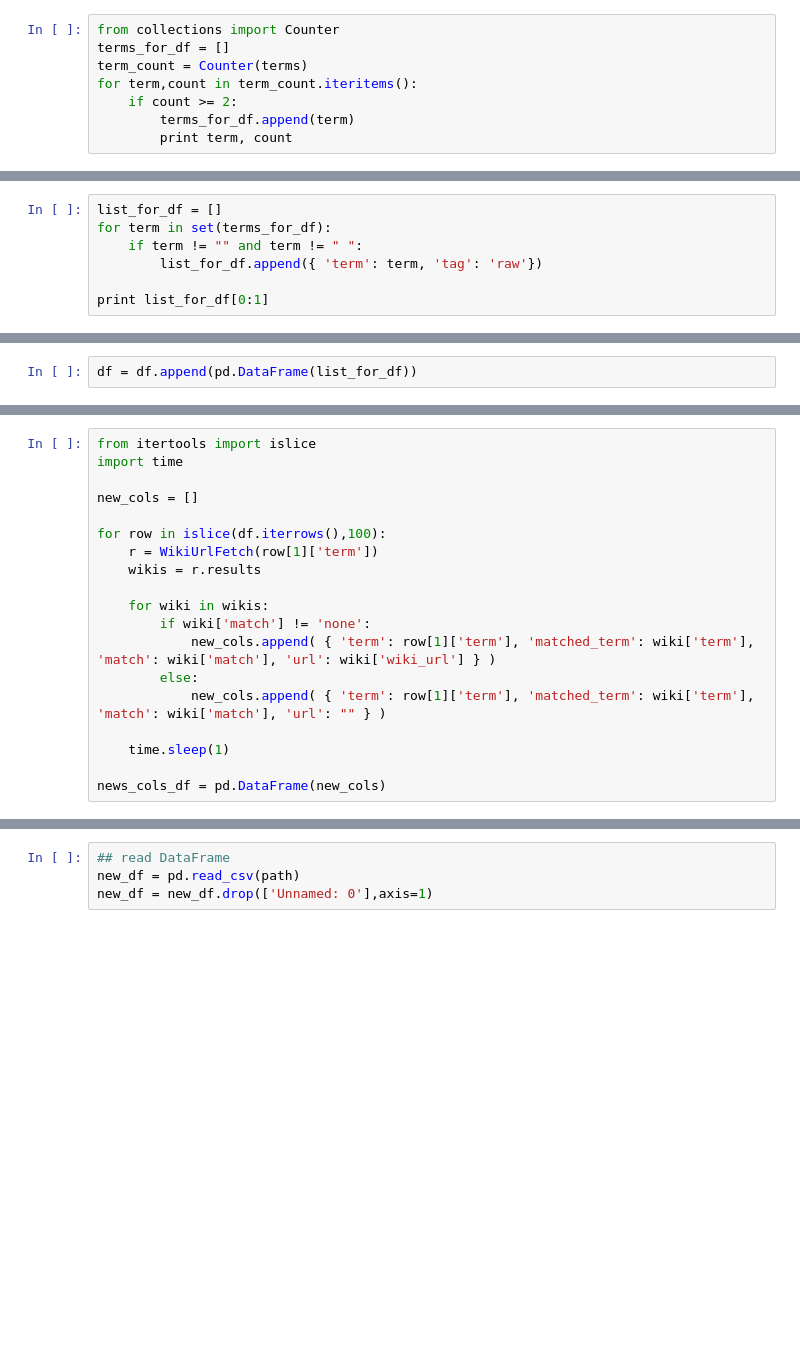
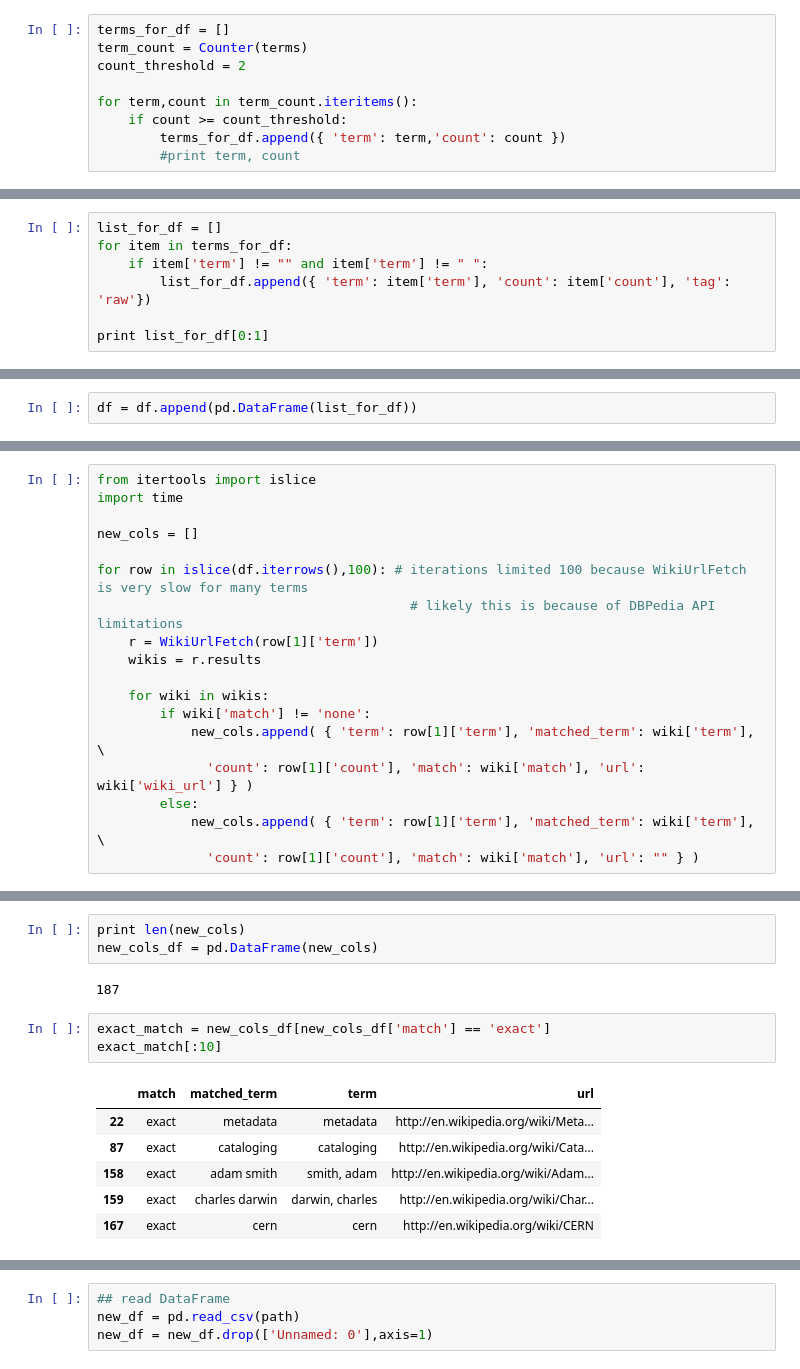
Before and after one commit to AJRenold/doctorbook, a Jupyter notebook: notebooks/DocBookParse.ipynb, the cells around one changed output, grey strips where cells are left out. Cells and saved outputs as stored; diff of their text form; blank space fills up the shorter version.

```diff
--- a/notebooks/DocBookParse.ipynb
+++ b/notebooks/DocBookParse.ipynb
@@ -209,8 +89,9 @@ print terms
 # %%
-from collections import Counter
 terms_for_df = []
 term_count = Counter(terms)
+count_threshold = 2
+
 for term,count in term_count.iteritems():
-    if count >= 2:
-        terms_for_df.append(term)
-        print term, count
+    if count >= count_threshold:
+        terms_for_df.append({ 'term': term,'count': count })
+        #print term, count
@@ -244,8 +108,8 @@ dtypes: object(2)
 # %%
 list_for_df = []
-for term in set(terms_for_df):
-    if term != "" and term != " ":
-        list_for_df.append({ 'term': term, 'tag': 'raw'})
+for item in terms_for_df:
+    if item['term'] != "" and item['term'] != " ":
+        list_for_df.append({ 'term': item['term'], 'count': item['count'], 'tag': 'raw'})
 
 print list_for_df[0:1]
 # %% [output]
@@ -289,16 +168,15 @@ import time
 
 new_cols = []
 
-for row in islice(df.iterrows(),100):
+for row in islice(df.iterrows(),100): # iterations limited 100 because WikiUrlFetch is very slow for many terms
+                                        # likely this is because of DBPedia API limitations
     r = WikiUrlFetch(row[1]['term'])
     wikis = r.results
 
     for wiki in wikis:
         if wiki['match'] != 'none':
-            new_cols.append( { 'term': row[1]['term'], 'matched_term': wiki['term'], 'match': wiki['match'], 'url': wiki['wiki_url'] } )
+            new_cols.append( { 'term': row[1]['term'], 'matched_term': wiki['term'], \
+              'count': row[1]['count'], 'match': wiki['match'], 'url': wiki['wiki_url'] } )
         else:
-            new_cols.append( { 'term': row[1]['term'], 'matched_term': wiki['term'], 'match': wiki['match'], 'url': "" } )
-
-    time.sleep(1)
-
-news_cols_df = pd.DataFrame(new_cols)
+            new_cols.append( { 'term': row[1]['term'], 'matched_term': wiki['term'], \
+              'count': row[1]['count'], 'match': wiki['match'], 'url': "" } )
@@ -324,0 +183,15 @@ news_cols_df[200:]
+# %%
+print len(new_cols)
+new_cols_df = pd.DataFrame(new_cols)
+# %% [output]
+187
+# %%
+exact_match = new_cols_df[new_cols_df['match'] == 'exact']
+exact_match[:10]
+# %% [output]
+|  | match | matched_term | term | url |
+| 22 | exact | metadata | metadata | http://en.wikipedia.org/wiki/Meta... |
+| 87 | exact | cataloging | cataloging | http://en.wikipedia.org/wiki/Cata... |
+| 158 | exact | adam smith | smith, adam | http://en.wikipedia.org/wiki/Adam... |
+| 159 | exact | charles darwin | darwin, charles | http://en.wikipedia.org/wiki/Char... |
+| 167 | exact | cern | cern | http://en.wikipedia.org/wiki/CERN |
```
Also changed, not shown: parts of 42 cells of this notebook, 2 other files.
